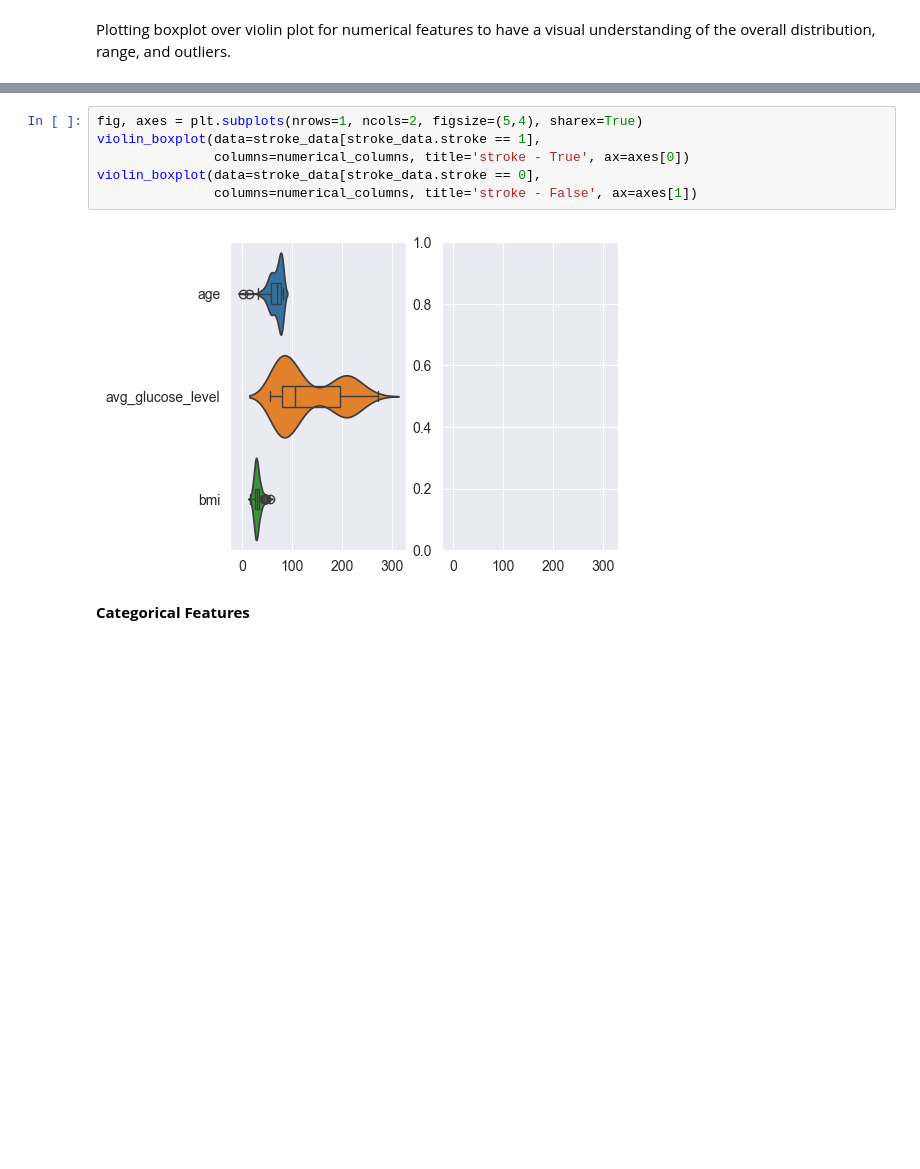
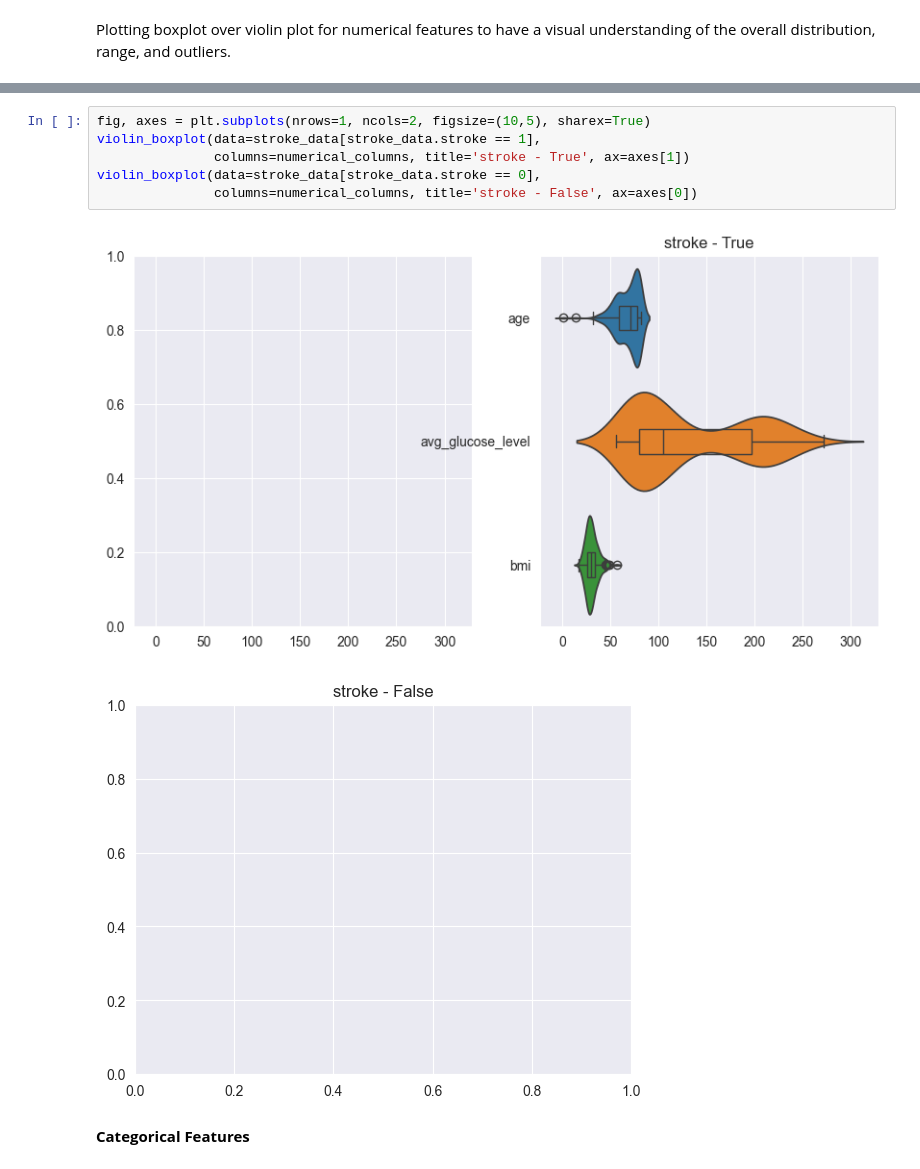
Before and after one commit to CelineChiLamNg/healthcare-stroke-prediction, a Jupyter notebook: stroke_prediction.ipynb, the cells around one changed output, grey strips where cells are left out. Drawn from its saved outputs; the diff is of its cells as text; blank space fills up the shorter version.

```diff
--- a/stroke_prediction.ipynb
+++ b/stroke_prediction.ipynb
@@ -377,11 +377,12 @@ violin_boxplot(data=data, columns=numerical_columns, title='Numerical Data '
 # %%
-fig, axes = plt.subplots(nrows=1, ncols=2, figsize=(5,4), sharex=True)
+fig, axes = plt.subplots(nrows=1, ncols=2, figsize=(10,5), sharex=True)
 violin_boxplot(data=stroke_data[stroke_data.stroke == 1],
-               columns=numerical_columns, title='stroke - True', ax=axes[0])
+               columns=numerical_columns, title='stroke - True', ax=axes[1])
 violin_boxplot(data=stroke_data[stroke_data.stroke == 0],
-               columns=numerical_columns, title='stroke - False', ax=axes[1])
+               columns=numerical_columns, title='stroke - False', ax=axes[0])
 # %% [output]
-[figure, old version]
+[figure, new version]
+[figure, added]
 # %% [markdown]
 **Categorical Features**
 # %% [markdown]
```
Also changed, not shown: parts of 2 cells of this notebook, 1 other file.
